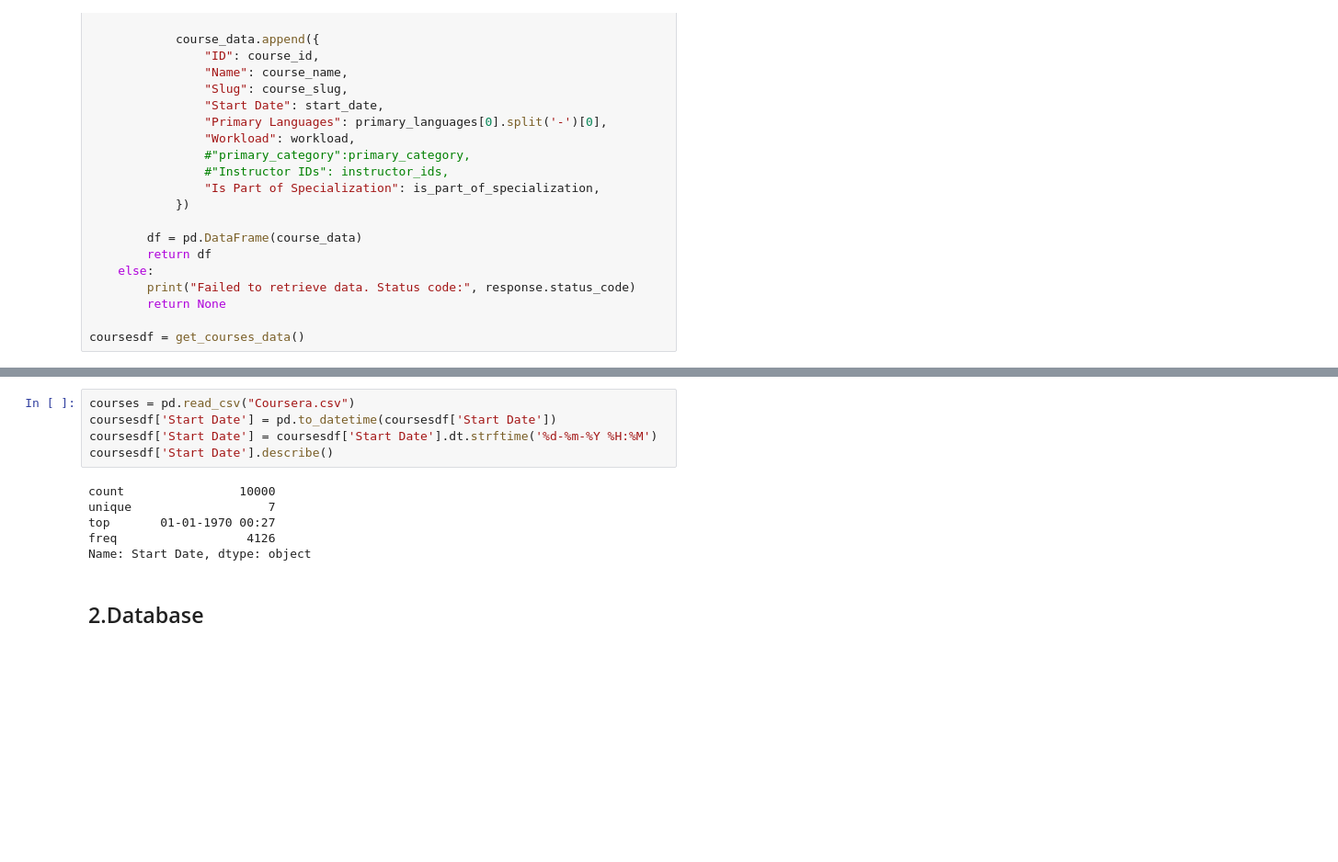
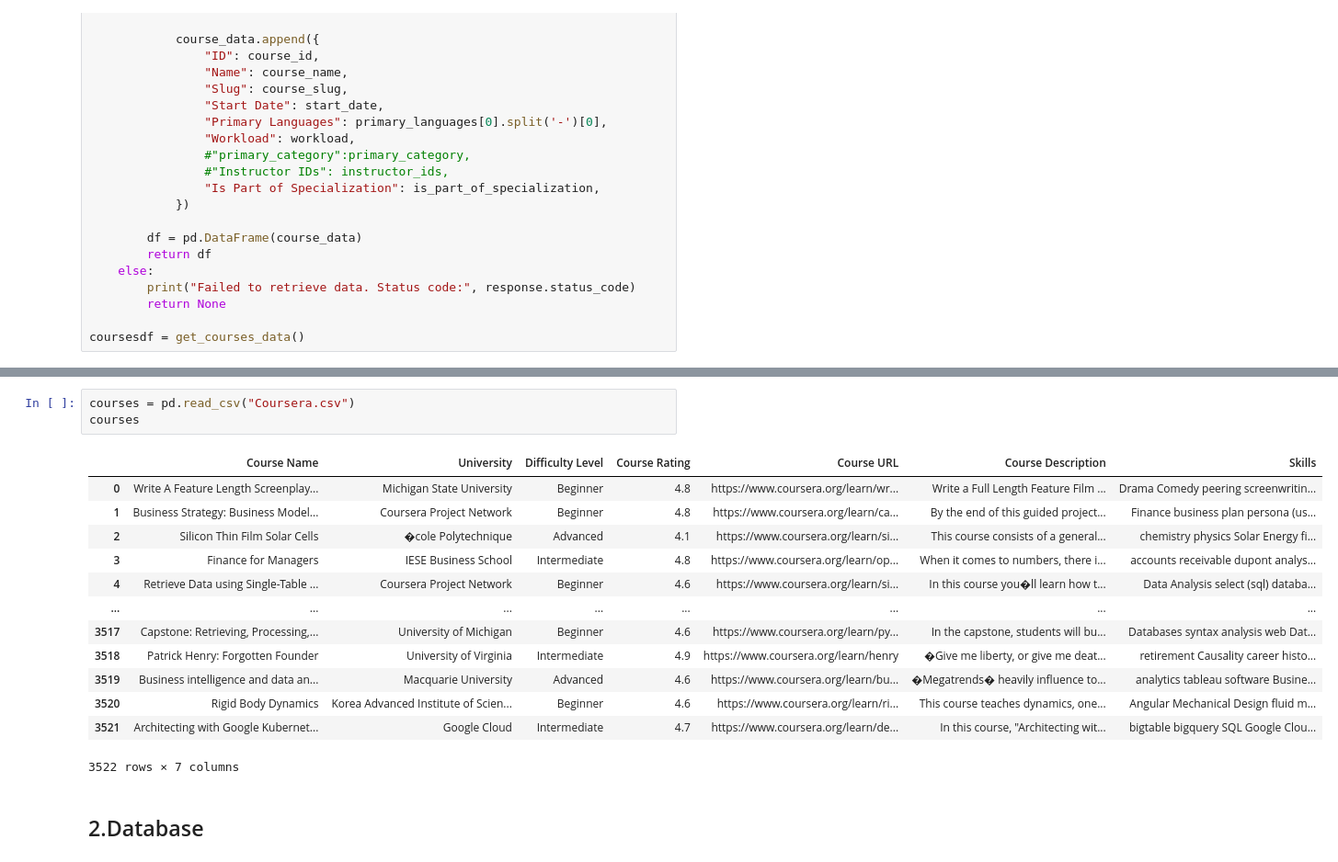
Before and after one commit to ngnma/Coursera-recommender-system, a Jupyter notebook: main.ipynb, the cells around one changed output, grey strips where cells are left out. Shown: that part at 92% size. Saved outputs shown, nothing was run; the diff lists cells and outputs as text; blank space fills up the shorter version.

```diff
--- a/main.ipynb
+++ b/main.ipynb
@@ -76,14 +88,20 @@ The csv file has been generated.
-# %%
-courses = pd.read_csv("Coursera.csv")
-coursesdf['Start Date'] = pd.to_datetime(coursesdf['Start Date'])
-coursesdf['Start Date'] = coursesdf['Start Date'].dt.strftime('%d-%m-%Y %H:%M')
-coursesdf['Start Date'].describe()
-# %% [output]
-count                10000
-unique                   7
-top       01-01-1970 00:27
-freq                  4126
-Name: Start Date, dtype: object
+# %%
+courses = pd.read_csv("Coursera.csv")
+courses
+# %% [output]
+|  | Course Name | University | Difficulty Level | Course Rating | Course URL | Course Description | Skills |
+| 0 | Write A Feature Length Screenplay... | Michigan State University | Beginner | 4.8 | https://www.coursera.org/learn/wr... | Write a Full Length Feature Film ... | Drama Comedy peering screenwritin... |
+| 1 | Business Strategy: Business Model... | Coursera Project Network | Beginner | 4.8 | https://www.coursera.org/learn/ca... | By the end of this guided project... | Finance business plan persona (us... |
+| 2 | Silicon Thin Film Solar Cells | �cole Polytechnique | Advanced | 4.1 | https://www.coursera.org/learn/si... | This course consists of a general... | chemistry physics Solar Energy fi... |
+| 3 | Finance for Managers | IESE Business School | Intermediate | 4.8 | https://www.coursera.org/learn/op... | When it comes to numbers, there i... | accounts receivable dupont analys... |
+| 4 | Retrieve Data using Single-Table ... | Coursera Project Network | Beginner | 4.6 | https://www.coursera.org/learn/si... | In this course you�ll learn how t... | Data Analysis select (sql) databa... |
+| ... | ... | ... | ... | ... | ... | ... | ... |
+| 3517 | Capstone: Retrieving, Processing,... | University of Michigan | Beginner | 4.6 | https://www.coursera.org/learn/py... | In the capstone, students will bu... | Databases syntax analysis web Dat... |
+| 3518 | Patrick Henry: Forgotten Founder | University of Virginia | Intermediate | 4.9 | https://www.coursera.org/learn/henry | �Give me liberty, or give me deat... | retirement Causality career histo... |
+| 3519 | Business intelligence and data an... | Macquarie University | Advanced | 4.6 | https://www.coursera.org/learn/bu... | �Megatrends� heavily influence to... | analytics tableau software Busine... |
+| 3520 | Rigid Body Dynamics | Korea Advanced Institute of Scien... | Beginner | 4.6 | https://www.coursera.org/learn/ri... | This course teaches dynamics, one... | Angular Mechanical Design fluid m... |
+| 3521 | Architecting with Google Kubernet... | Google Cloud | Intermediate | 4.7 | https://www.coursera.org/learn/de... | In this course, "Architecting wit... | bigtable bigquery SQL Google Clou... |
+3522 rows × 7 columns
 # %% [markdown]
 ## 2.Database
 # %% [markdown]
```
Also changed, not shown: parts of 2 cells of this notebook.
